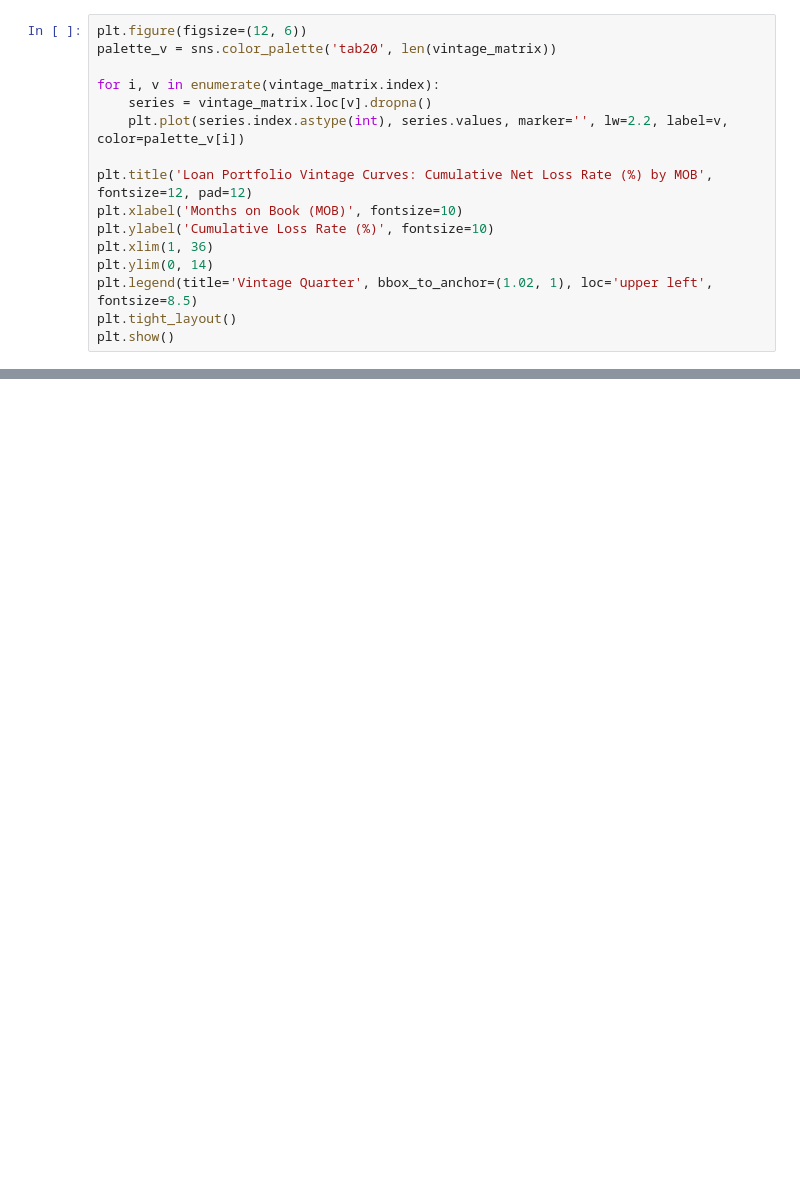
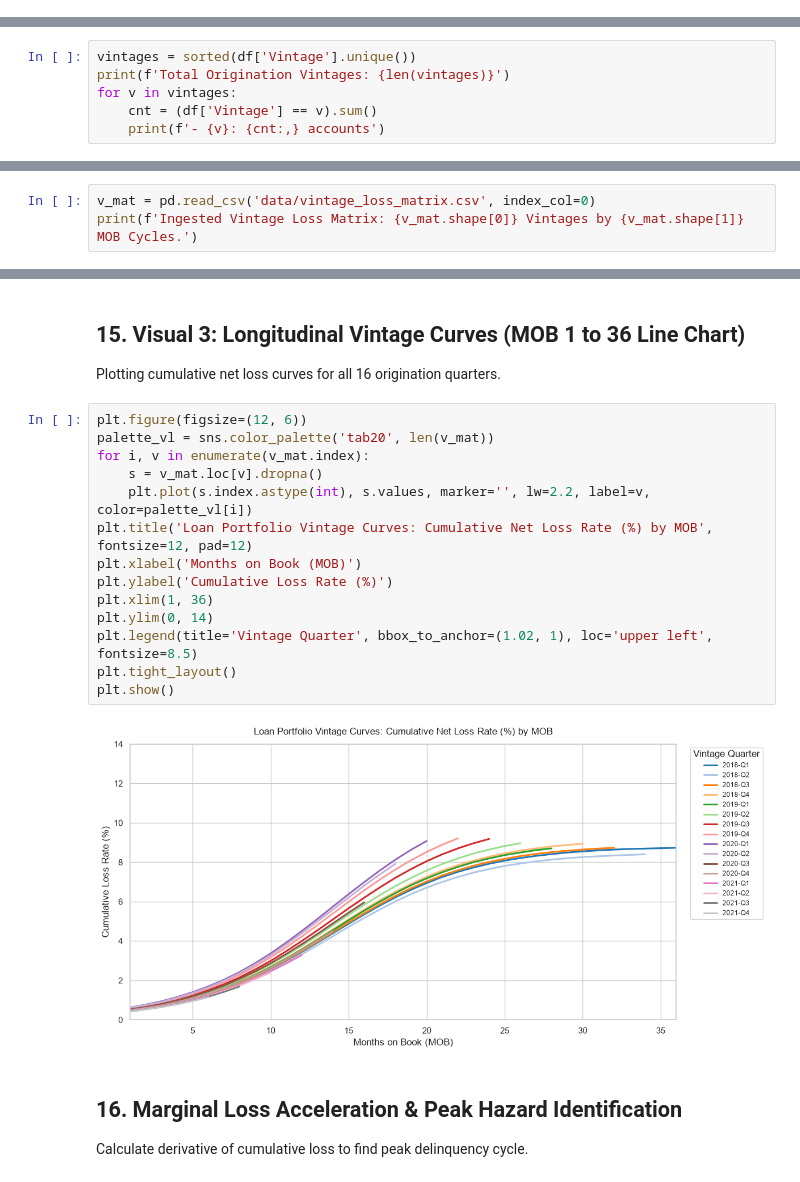
Before and after one commit to piyush8769/fintech-credit-risk-vintage-analysis, a Jupyter notebook: 04_portfolio_vintage_loss_analysis.ipynb, the cells around one changed output, grey strips where cells are left out. Drawn from its saved outputs; the diff is of its cells as text; blank space fills up the shorter version.

```diff
--- a/04_portfolio_vintage_loss_analysis.ipynb
+++ b/04_portfolio_vintage_loss_analysis.ipynb
@@ -70,16 +0,0 @@ Longitudinal curves depicting the cumulative loss rate (%) of each origination q
-# %%
-plt.figure(figsize=(12, 6))
-palette_v = sns.color_palette('tab20', len(vintage_matrix))
-
-for i, v in enumerate(vintage_matrix.index):
-    series = vintage_matrix.loc[v].dropna()
-    plt.plot(series.index.astype(int), series.values, marker='', lw=2.2, label=v, color=palette_v[i])
-
-plt.title('Loan Portfolio Vintage Curves: Cumulative Net Loss Rate (%) by MOB', fontsize=12, pad=12)
-plt.xlabel('Months on Book (MOB)', fontsize=10)
-plt.ylabel('Cumulative Loss Rate (%)', fontsize=10)
-plt.xlim(1, 36)
-plt.ylim(0, 14)
-plt.legend(title='Vintage Quarter', bbox_to_anchor=(1.02, 1), loc='upper left', fontsize=8.5)
-plt.tight_layout()
-plt.show()
@@ -126,0 +33,6 @@ Saved data/vintage_loss_matrix.csv successfully.
+# %%
+vintages = sorted(df['Vintage'].unique())
+print(f'Total Origination Vintages: {len(vintages)}')
+for v in vintages:
+    cnt = (df['Vintage'] == v).sum()
+    print(f'- {v}: {cnt:,} accounts')
@@ -126,0 +179,3 @@ Saved data/vintage_loss_matrix.csv successfully.
+# %%
+v_mat = pd.read_csv('data/vintage_loss_matrix.csv', index_col=0)
+print(f'Ingested Vintage Loss Matrix: {v_mat.shape[0]} Vintages by {v_mat.shape[1]} MOB Cycles.')
@@ -126,0 +227,22 @@ Saved data/vintage_loss_matrix.csv successfully.
+# %% [markdown]
+## 15. Visual 3: Longitudinal Vintage Curves (MOB 1 to 36 Line Chart)
+Plotting cumulative net loss curves for all 16 origination quarters.
+# %%
+plt.figure(figsize=(12, 6))
+palette_vl = sns.color_palette('tab20', len(v_mat))
+for i, v in enumerate(v_mat.index):
+    s = v_mat.loc[v].dropna()
+    plt.plot(s.index.astype(int), s.values, marker='', lw=2.2, label=v, color=palette_vl[i])
+plt.title('Loan Portfolio Vintage Curves: Cumulative Net Loss Rate (%) by MOB', fontsize=12, pad=12)
+plt.xlabel('Months on Book (MOB)')
+plt.ylabel('Cumulative Loss Rate (%)')
+plt.xlim(1, 36)
+plt.ylim(0, 14)
+plt.legend(title='Vintage Quarter', bbox_to_anchor=(1.02, 1), loc='upper left', fontsize=8.5)
+plt.tight_layout()
+plt.show()
+# %% [output]
+[figure, added]
+# %% [markdown]
+## 16. Marginal Loss Acceleration & Peak Hazard Identification
+Calculate derivative of cumulative loss to find peak delinquency cycle.
```
Also changed, not shown: parts of 55 cells of this notebook, 4 other files.
